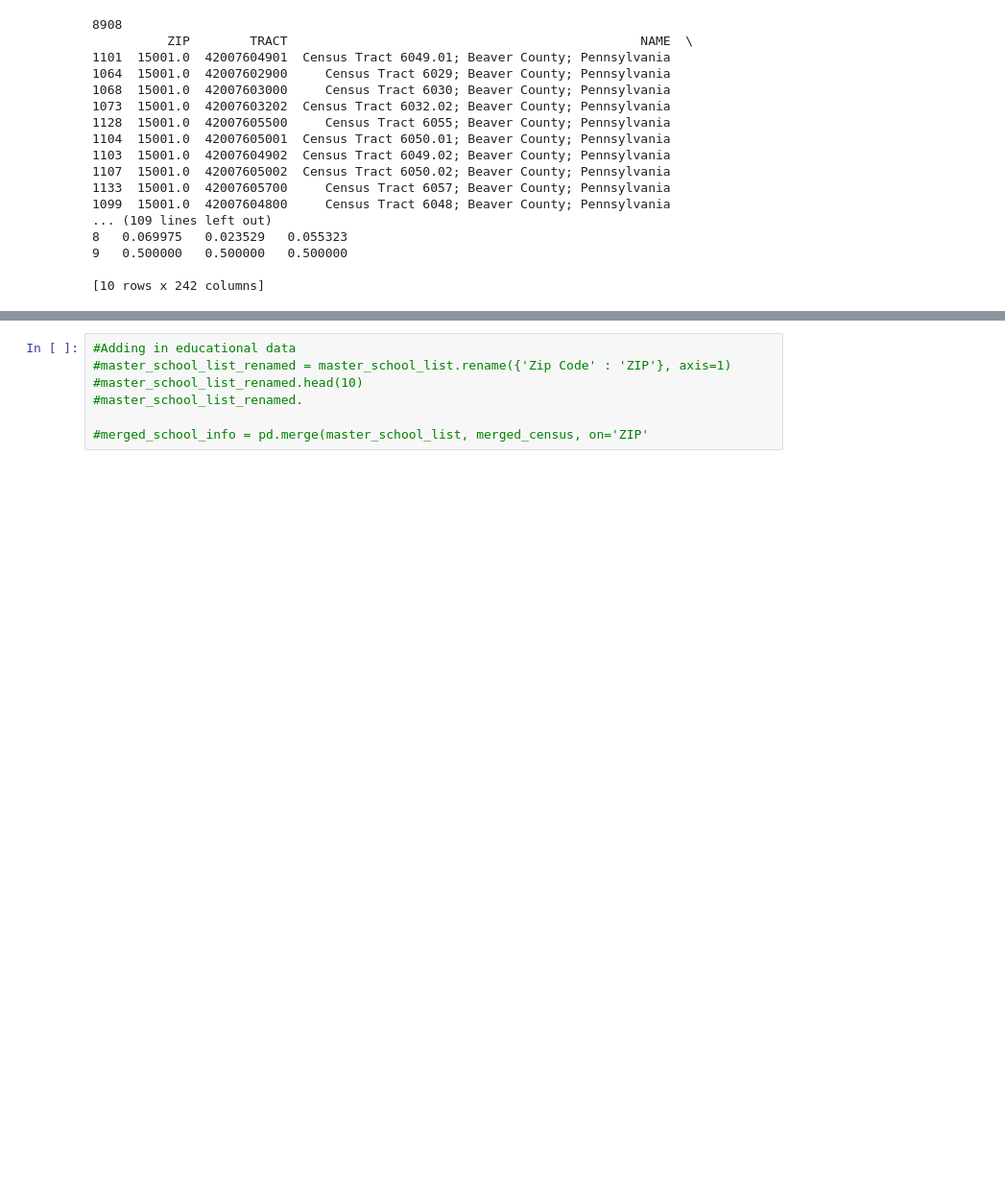
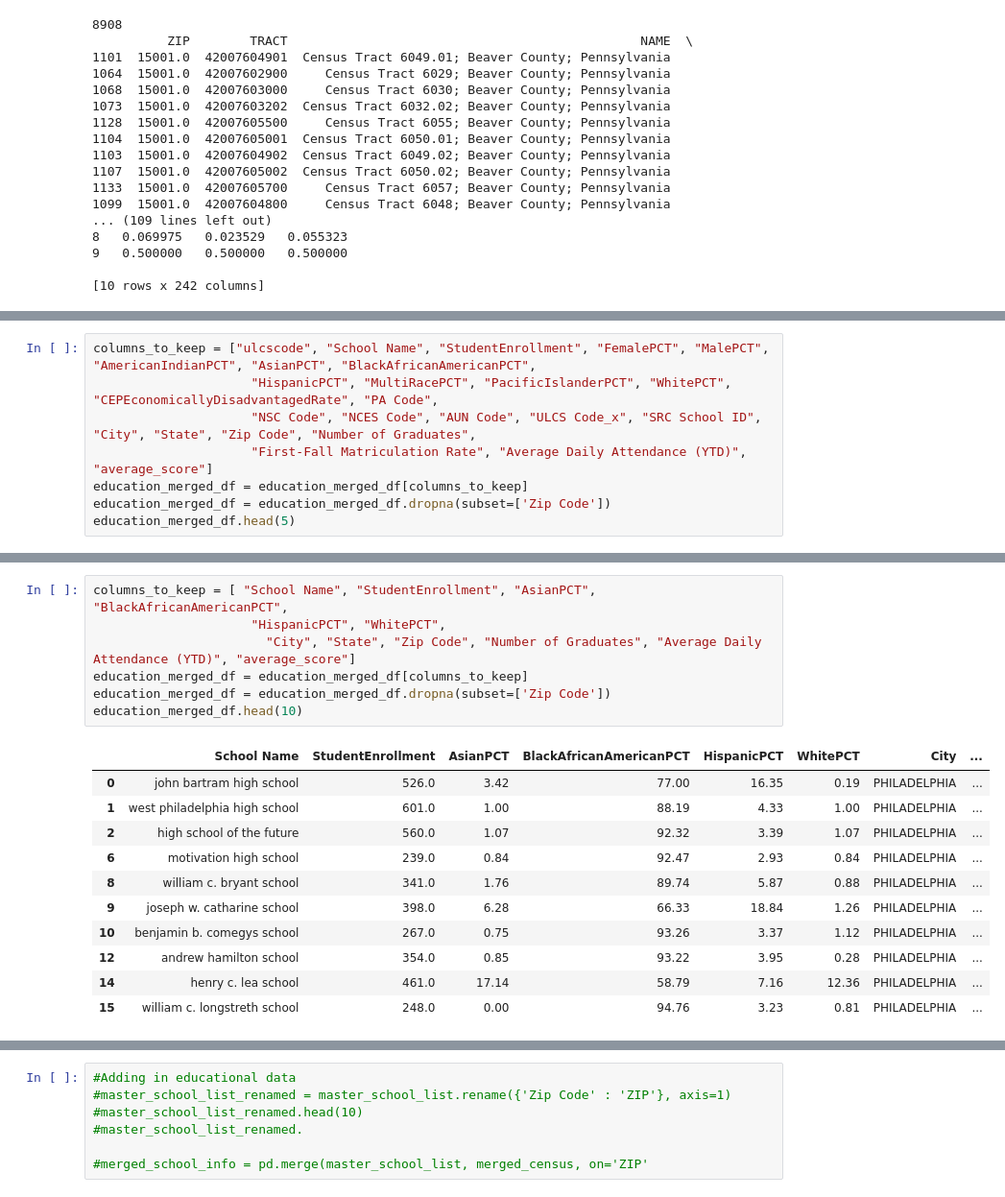
Before and after one commit to dfgbrooklyn24/Team-7, a Jupyter notebook: Team7.ipynb, the cells around one changed output, grey strips where cells are left out. Shown at 96% size. Drawn from its saved outputs; the diff is of its cells as text; blank space fills up the shorter version.

```diff
--- a/Team7.ipynb
+++ b/Team7.ipynb
@@ -103,0 +234,8 @@ None
+# %%
+columns_to_keep = ["ulcscode", "School Name", "StudentEnrollment", "FemalePCT", "MalePCT", "AmericanIndianPCT", "AsianPCT", "BlackAfricanAmericanPCT",
+                     "HispanicPCT", "MultiRacePCT", "PacificIslanderPCT", "WhitePCT", "CEPEconomicallyDisadvantagedRate", "PA Code",
+                     "NSC Code", "NCES Code", "AUN Code", "ULCS Code_x", "SRC School ID", "City", "State", "Zip Code", "Number of Graduates",
+                     "First-Fall Matriculation Rate", "Average Daily Attendance (YTD)", "average_score"]
+education_merged_df = education_merged_df[columns_to_keep]
+education_merged_df = education_merged_df.dropna(subset=['Zip Code'])
+education_merged_df.head(5)
@@ -103,0 +250,19 @@ None
+# %%
+columns_to_keep = [ "School Name", "StudentEnrollment", "AsianPCT", "BlackAfricanAmericanPCT",
+                     "HispanicPCT", "WhitePCT",
+                       "City", "State", "Zip Code", "Number of Graduates", "Average Daily Attendance (YTD)", "average_score"]
+education_merged_df = education_merged_df[columns_to_keep]
+education_merged_df = education_merged_df.dropna(subset=['Zip Code'])
+education_merged_df.head(10)
+# %% [output]
+|  | School Name | StudentEnrollment | AsianPCT | BlackAfricanAmericanPCT | HispanicPCT | WhitePCT | City | ... |
+| 0 | john bartram high school | 526.0 | 3.42 | 77.00 | 16.35 | 0.19 | PHILADELPHIA | ... |
+| 1 | west philadelphia high school | 601.0 | 1.00 | 88.19 | 4.33 | 1.00 | PHILADELPHIA | ... |
+| 2 | high school of the future | 560.0 | 1.07 | 92.32 | 3.39 | 1.07 | PHILADELPHIA | ... |
+| 6 | motivation high school | 239.0 | 0.84 | 92.47 | 2.93 | 0.84 | PHILADELPHIA | ... |
+| 8 | william c. bryant school | 341.0 | 1.76 | 89.74 | 5.87 | 0.88 | PHILADELPHIA | ... |
+| 9 | joseph w. catharine school | 398.0 | 6.28 | 66.33 | 18.84 | 1.26 | PHILADELPHIA | ... |
+| 10 | benjamin b. comegys school | 267.0 | 0.75 | 93.26 | 3.37 | 1.12 | PHILADELPHIA | ... |
+| 12 | andrew hamilton school | 354.0 | 0.85 | 93.22 | 3.95 | 0.28 | PHILADELPHIA | ... |
+| 14 | henry c. lea school | 461.0 | 17.14 | 58.79 | 7.16 | 12.36 | PHILADELPHIA | ... |
+| 15 | william c. longstreth school | 248.0 | 0.00 | 94.76 | 3.23 | 0.81 | PHILADELPHIA | ... |
```
Also changed, not shown: parts of 11 cells of this notebook.
